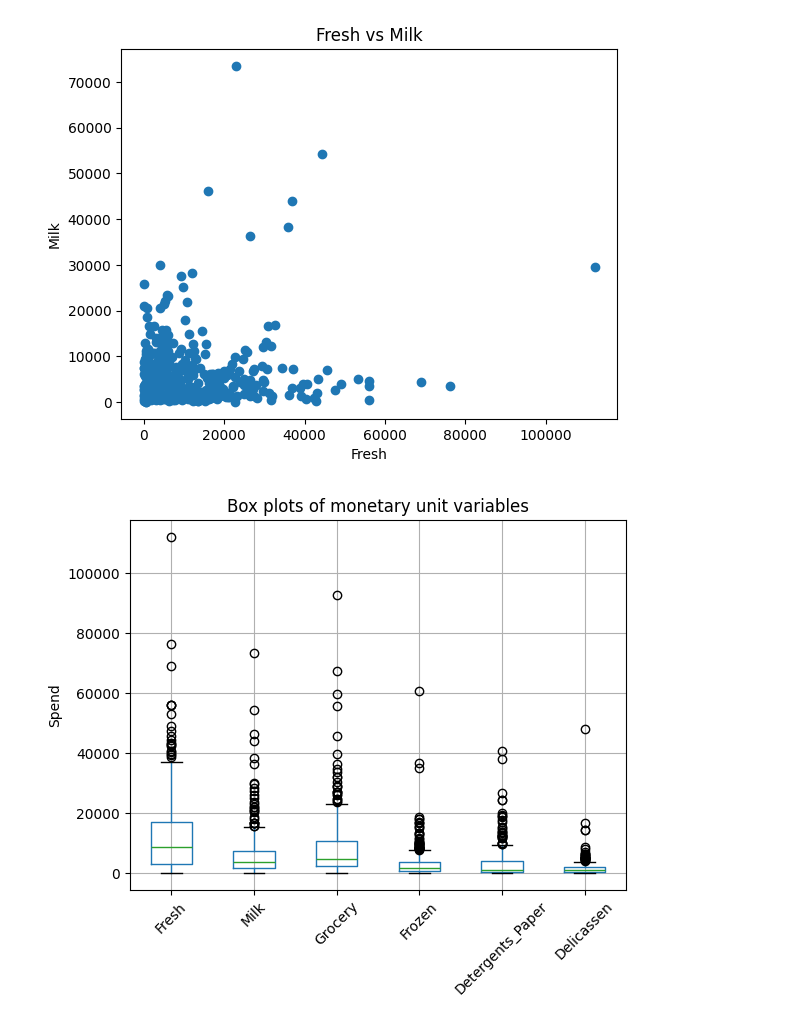
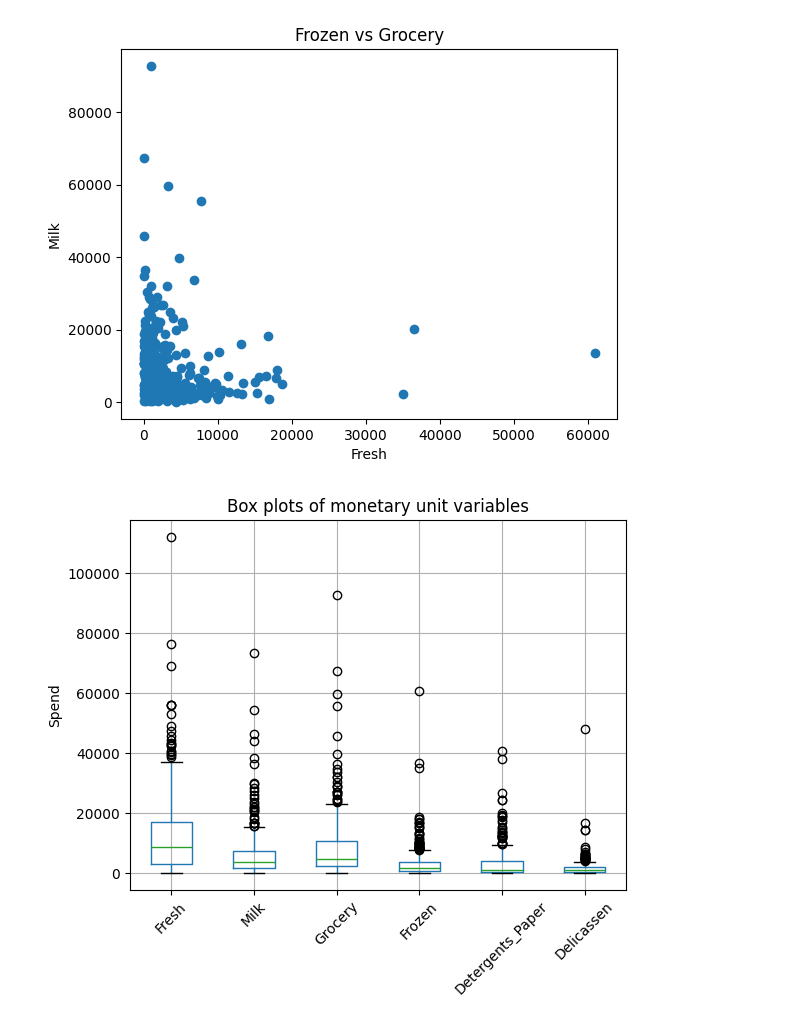
Before and after one commit to 0Mowgli0/Ai_Labbar, a Jupyter notebook: T2_agglomerative_grupp29.ipynb, the cells around one changed output. Cells and saved outputs as stored; diff of their text form; code cells hidden in the pictures.

```diff
--- a/T2_agglomerative_grupp29.ipynb
+++ b/T2_agglomerative_grupp29.ipynb
@@ -42,14 +46,13 @@ wholesale.describe()
 | 75% | 2.000000 | 3.000000 | 16933.750000 | 7190.250000 | 10655.750000 | 3554.250000 | 3922.000000 | 1820.250000 |
 | max | 2.000000 | 3.000000 | 112151.000000 | 73498.000000 | 92780.000000 | 60869.000000 | 40827.000000 | 47943.000000 |
 # %%
-plt.scatter(wholesale['Fresh'], wholesale['Milk'])
+plt.scatter(wholesale['Frozen'], wholesale['Grocery'])
 plt.xlabel('Fresh')
 plt.ylabel('Milk')
-plt.title('Fresh vs Milk')
-
+plt.title('Frozen vs Grocery')
 plt.show()
 # %% [output]
-[figure, old version]
+[figure, new version]
 # %%
 # Select the monetary-unit columns
 mu_cols = ['Fresh', 'Milk', 'Grocery', 'Frozen', 'Detergents_Paper', 'Delicassen']
```
Also changed, not shown: parts of 4 cells of this notebook.
